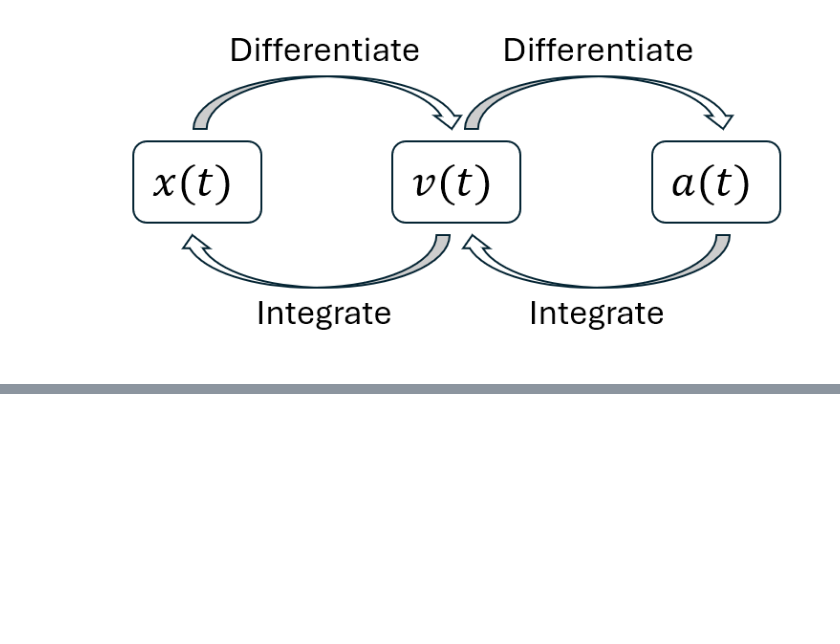
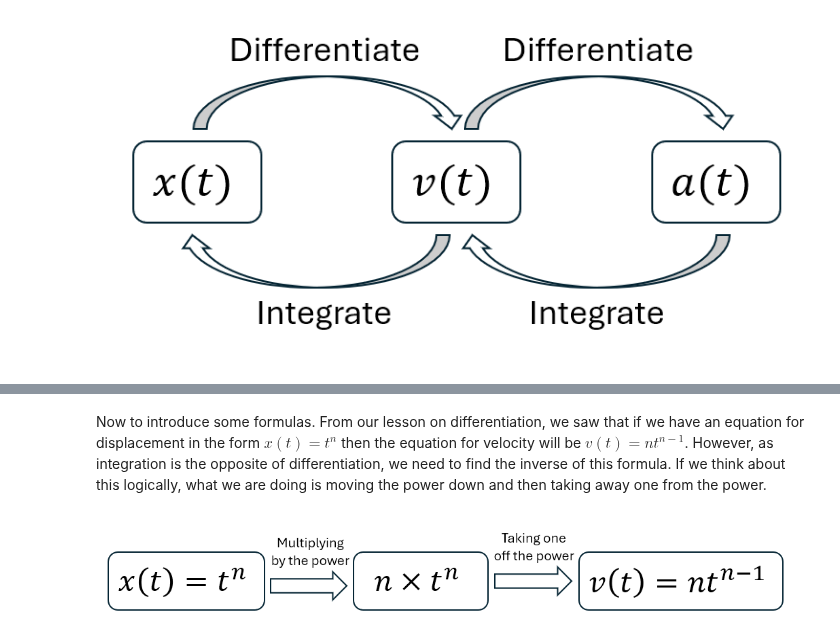
Before and after one commit to PeterG175/PeterG, a Jupyter notebook: Lesson 4.ipynb, the cells around one changed output, grey strips where cells are left out. Saved outputs shown, nothing was run; the diff lists cells and outputs as text; code cells hidden in the pictures; blank space fills up the shorter version.

```diff
--- a/Lesson 4.ipynb
+++ b/Lesson 4.ipynb
@@ -15,0 +39,10 @@ display(Image(filename='Explaining differentiation and integration.png'))
+# %% [markdown]
+Now to introduce some formulas. From our lesson on differentiation, we saw that if we have an equation for displacement in the form $x(t)=t^n$ then the equation for velocity will be $v(t)=nt^{n-1}$. However, as integration is the opposite of differentiation, we need to find the inverse of this formula. If we think about this logically, what we are doing is moving the power down and then taking away one from the power.
+# %%
+#| echo: false
+#| label: fig-diff-3
+#| fig-cap: "A diagram showing what the formula for differentiation does."
+from IPython.display import Image, display
+display(Image(filename='Diff to int explanation.png'))
+# %% [output]
+[figure, added]
```
Also changed, not shown: parts of 16 cells of this notebook, 9 other files.
